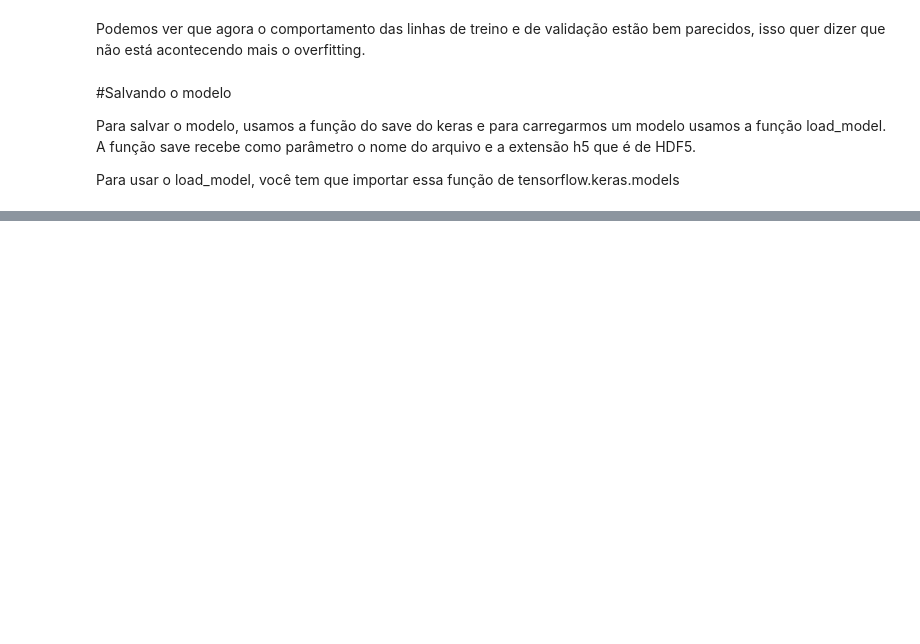
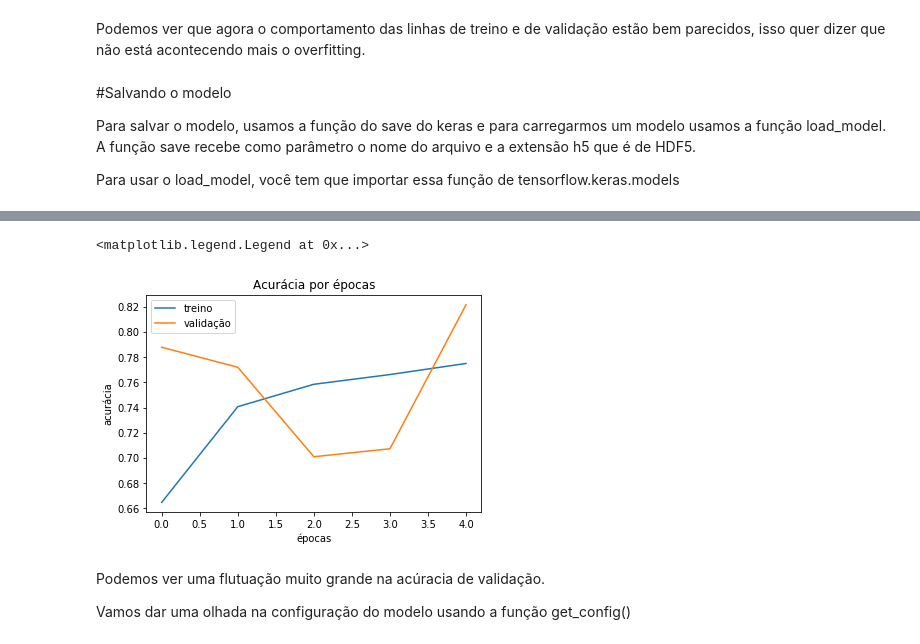
Before and after one commit to pedroAndrad1/deep_learning, a Jupyter notebook: intro_deep_learning_fashion_mnist_data.ipynb, the cells around one changed output, grey strips where cells are left out. Drawn from its saved outputs; the diff is of its cells as text; code cells hidden in the pictures; blank space fills up the shorter version.

```diff
--- a/intro_deep_learning_fashion_mnist_data.ipynb
+++ b/intro_deep_learning_fashion_mnist_data.ipynb
@@ -490,0 +663,16 @@ modelo_drop.save('intro_deeplearning_modelo.h5')
+# %%
+#Criando o array de zeros
+pesos_camada_dense_aleatorios = np.random.rand( 784,256)
+
+#Setando os pesos e os vieses
+
+modelo.layers[1].set_weights(
+    [pesos_camada_dense_aleatorios, vieses_camada_dense]
+)
+
+#Compilando o modelo e fazendo o fit
+modelo.compile(optimizer='adam',
+               loss='sparse_categorical_crossentropy',
+               metrics=['accuracy'])
+
+historico = modelo.fit(x_treino, y_treino, epochs=5, validation_split=0.2)
@@ -490,0 +691,16 @@ modelo_drop.save('intro_deeplearning_modelo.h5')
+# %%
+#Plotando o grafico de acuracia por epoca
+
+plt.plot(historico.history['acc'])
+plt.plot(historico.history['val_acc'])
+plt.title('Acurácia por épocas')
+plt.xlabel('épocas')
+plt.ylabel('acurácia')
+plt.legend(['treino', 'validação'])
+# %% [output]
+<matplotlib.legend.Legend at 0x...>
+[figure, added]
+# %% [markdown]
+Podemos ver uma flutuação muito grande na acúracia de validação.
+
+Vamos dar uma olhada na configuração do modelo usando a função get_config()
```
Also changed, not shown: parts of 39 cells of this notebook.
